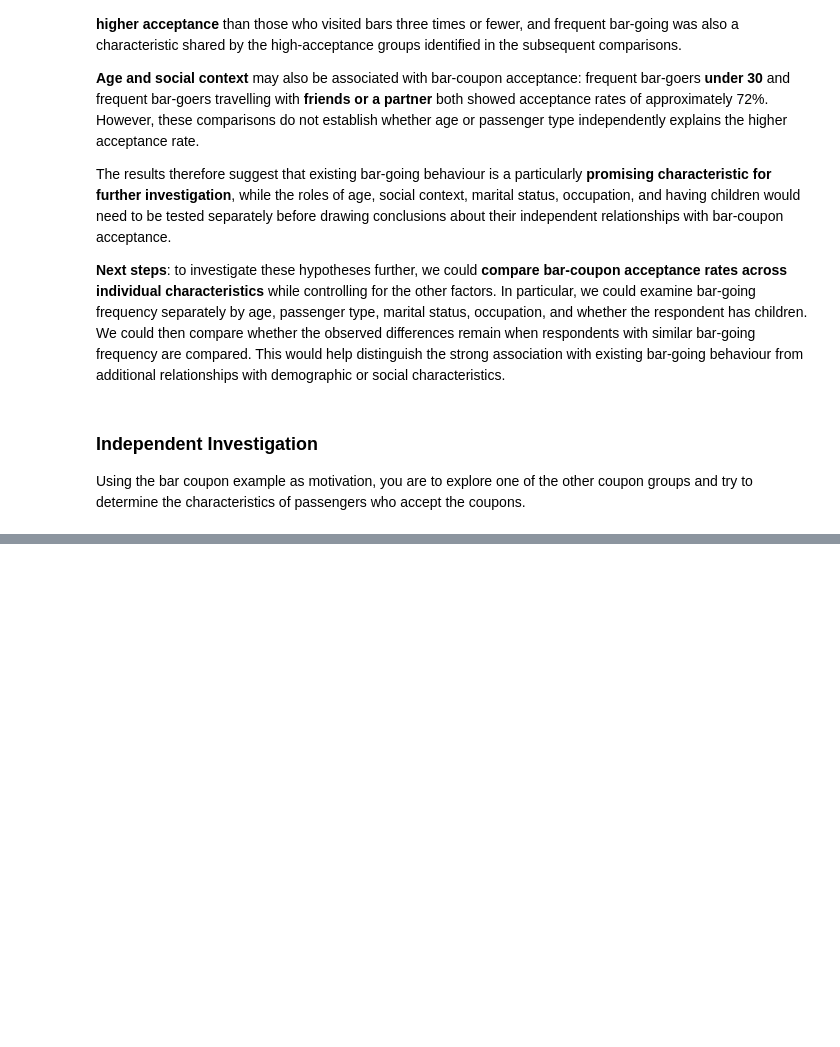
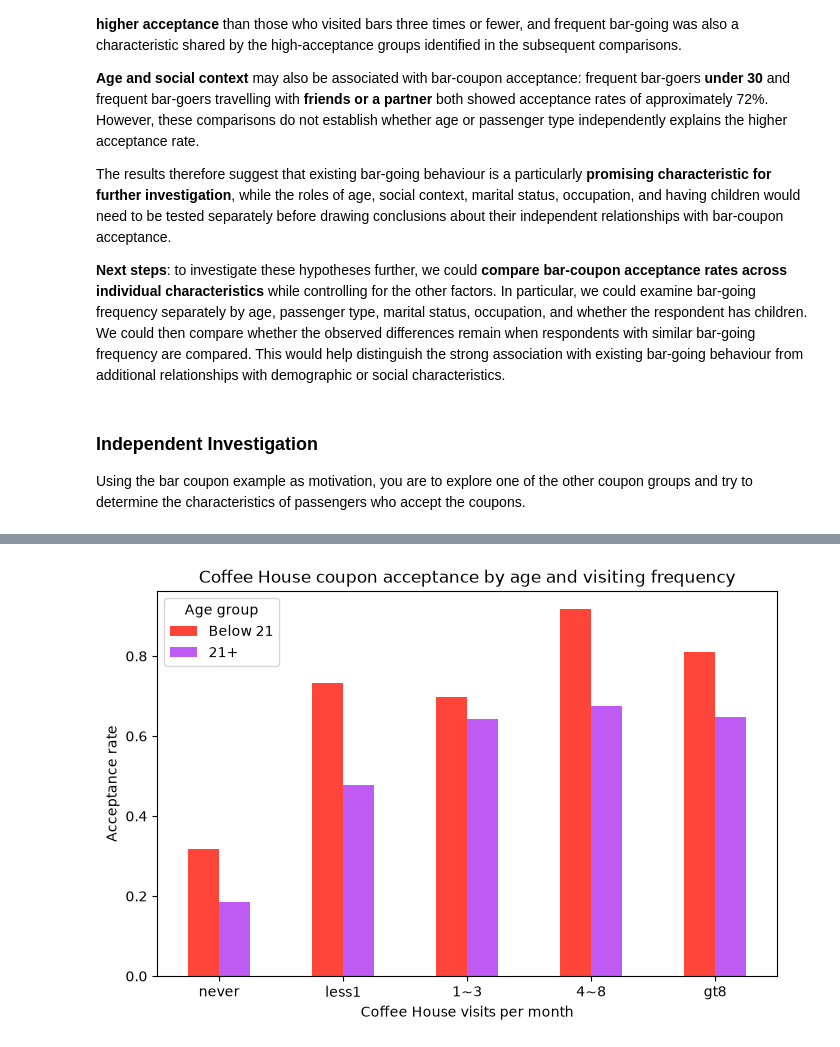
Before and after one commit to mvin-odissey/coupon-acceptance-analysis, a Jupyter notebook: prompt.ipynb, the cells around one changed output, grey strips where cells are left out. Saved outputs shown, nothing was run; the diff lists cells and outputs as text; code cells hidden in the pictures; blank space fills up the shorter version.

```diff
--- a/prompt.ipynb
+++ b/prompt.ipynb
@@ -760,0 +988,79 @@ Using the bar coupon example as motivation, you are to explore one of the other
+# %%
+# Compare Coffee House coupon acceptance for drivers below 21 and age 21+
+# within the same Coffee House visiting-frequency categories
+
+# Split Coffee House coupon observations into two age groups
+
+under21_coffee = coffee_coupons[
+    coffee_coupons["age"] == "below21"
+]
+
+age21plus_coffee = coffee_coupons[
+    coffee_coupons["age"] != "below21"
+]
+
+# Calculate acceptance rates and observation counts for drivers below 21
+under21_coffee_acceptance = (
+    under21_coffee
+    .groupby("CoffeeHouse")["Y"]
+    .mean()
+    .reindex(coffee_order)
+)
+
+under21_coffee_count = (
+    under21_coffee
+    .groupby("CoffeeHouse")["Y"]
+    .count()
+    .reindex(coffee_order)
+)
+
+# Calculate acceptance rates and observation counts for drivers age 21+
+age21plus_coffee_acceptance = (
+    age21plus_coffee
+    .groupby("CoffeeHouse")["Y"]
+    .mean()
+    .reindex(coffee_order)
+)
+
+age21plus_coffee_count = (
+    age21plus_coffee
+    .groupby("CoffeeHouse")["Y"]
+    .count()
+    .reindex(coffee_order)
+)
+
+print("Coffee House coupon acceptance for drivers below 21 and age 21+\n")
+
+# Compare the number of observations in each group
+coffee_age_frequency_counts = pd.DataFrame({
+    "Below 21": under21_coffee_count,
+    "21+": age21plus_coffee_count
+})
+
+print("Number of observations\n")
+display(coffee_age_frequency_counts)
+
+# Compare mean acceptance rates in each group
+coffee_age_frequency_means = pd.DataFrame({
+    "Below 21": under21_coffee_acceptance,
+    "21+": age21plus_coffee_acceptance
+})
+
+print("Mean acceptance rates\n")
+display(coffee_age_frequency_means)
+
+# Visualize acceptance rates by age group and Coffee House visiting frequency
+coffee_age_frequency_means.plot(
+    kind="bar",
+    figsize=(8, 5),
+    color=colors
+)
+
+plt.title("Coffee House coupon acceptance by age and visiting frequency")
+plt.xlabel("Coffee House visits per month")
+plt.ylabel("Acceptance rate")
+plt.xticks(rotation=0)
+plt.legend(title="Age group")
+
+plt.show()
+# %% [output]
@@ -760,0 +1085 @@ Using the bar coupon example as motivation, you are to explore one of the other
+[figure, added]
```
Also changed, not shown: parts of 8 cells of this notebook.
